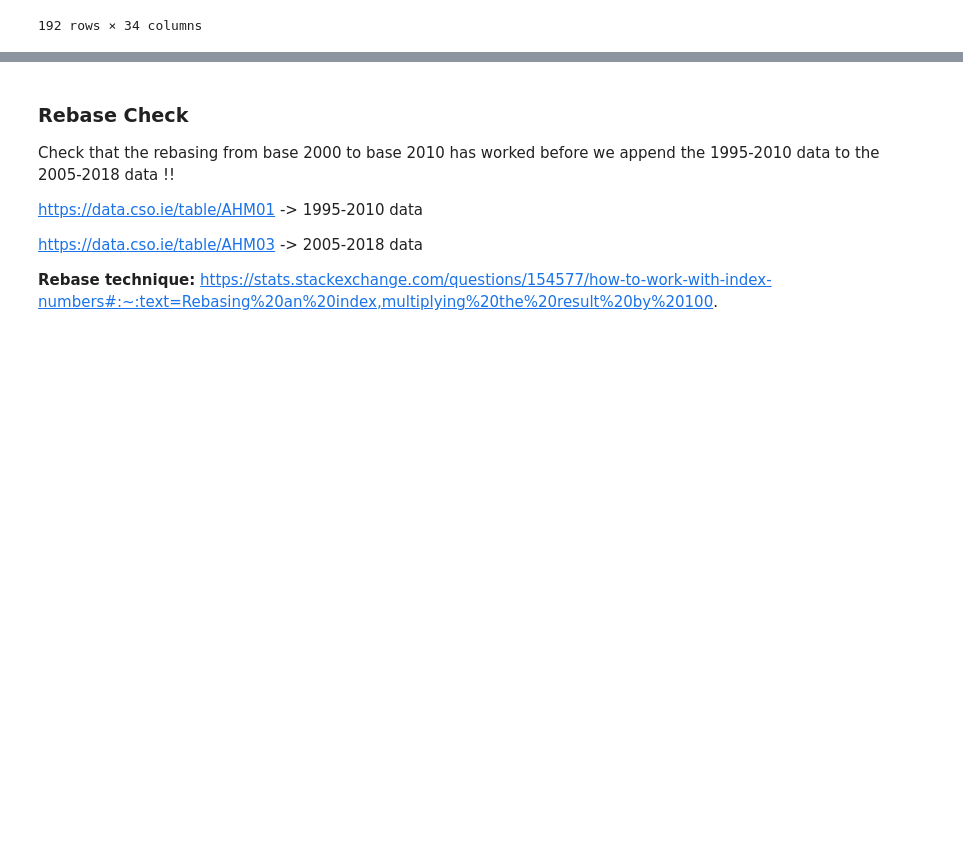
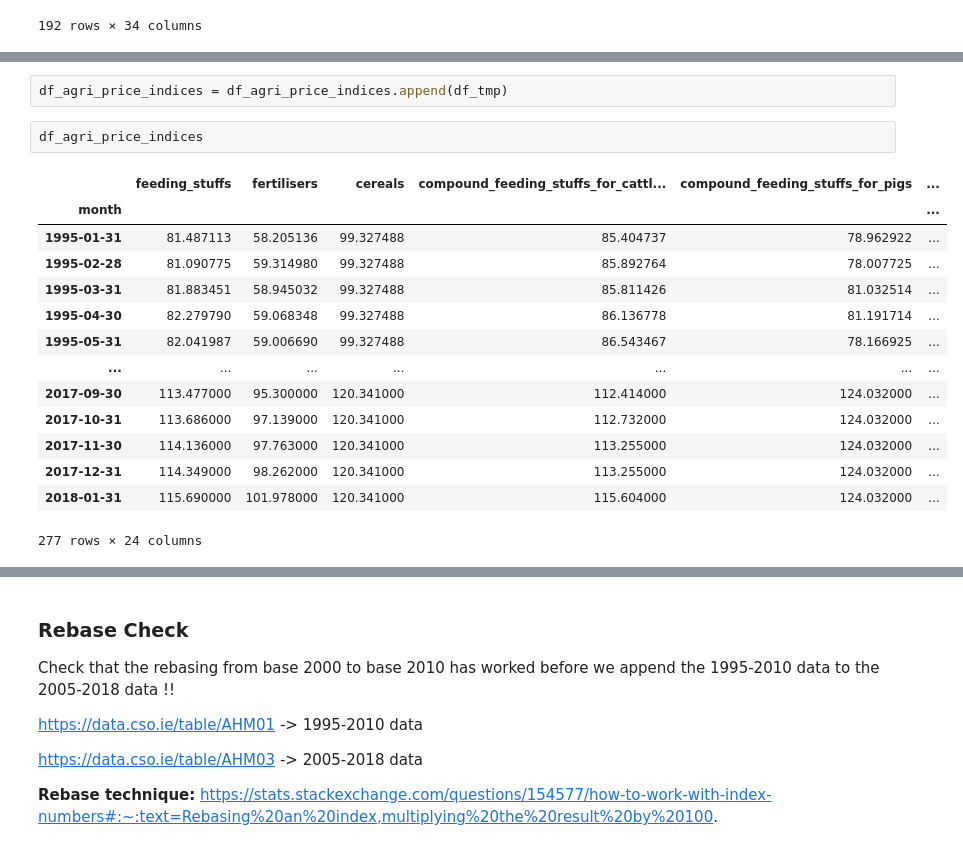
Before and after one commit to trentsteel777/CA2, a Jupyter notebook: DataPrep.ipynb, the cells around one changed output, grey strips where cells are left out. Cells and saved outputs as stored; diff of their text form; blank space fills up the shorter version.

```diff
--- a/DataPrep.ipynb
+++ b/DataPrep.ipynb
@@ -718,0 +780,19 @@ df_agri_price_2010_3
+# %%
+df_agri_price_indices = df_agri_price_indices.append(df_tmp)
+# %%
+df_agri_price_indices
+# %% [output]
+|  | feeding_stuffs | fertilisers | cereals | compound_feeding_stuffs_for_cattl... | compound_feeding_stuffs_for_pigs | ... |
+| month |  |  |  |  |  | ... |
+| 1995-01-31 | 81.487113 | 58.205136 | 99.327488 | 85.404737 | 78.962922 | ... |
+| 1995-02-28 | 81.090775 | 59.314980 | 99.327488 | 85.892764 | 78.007725 | ... |
+| 1995-03-31 | 81.883451 | 58.945032 | 99.327488 | 85.811426 | 81.032514 | ... |
+| 1995-04-30 | 82.279790 | 59.068348 | 99.327488 | 86.136778 | 81.191714 | ... |
+| 1995-05-31 | 82.041987 | 59.006690 | 99.327488 | 86.543467 | 78.166925 | ... |
+| ... | ... | ... | ... | ... | ... | ... |
+| 2017-09-30 | 113.477000 | 95.300000 | 120.341000 | 112.414000 | 124.032000 | ... |
+| 2017-10-31 | 113.686000 | 97.139000 | 120.341000 | 112.732000 | 124.032000 | ... |
+| 2017-11-30 | 114.136000 | 97.763000 | 120.341000 | 113.255000 | 124.032000 | ... |
+| 2017-12-31 | 114.349000 | 98.262000 | 120.341000 | 113.255000 | 124.032000 | ... |
+| 2018-01-31 | 115.690000 | 101.978000 | 120.341000 | 115.604000 | 124.032000 | ... |
+277 rows × 24 columns
```
Also changed, not shown: parts of 48 cells of this notebook, 2 other files.
